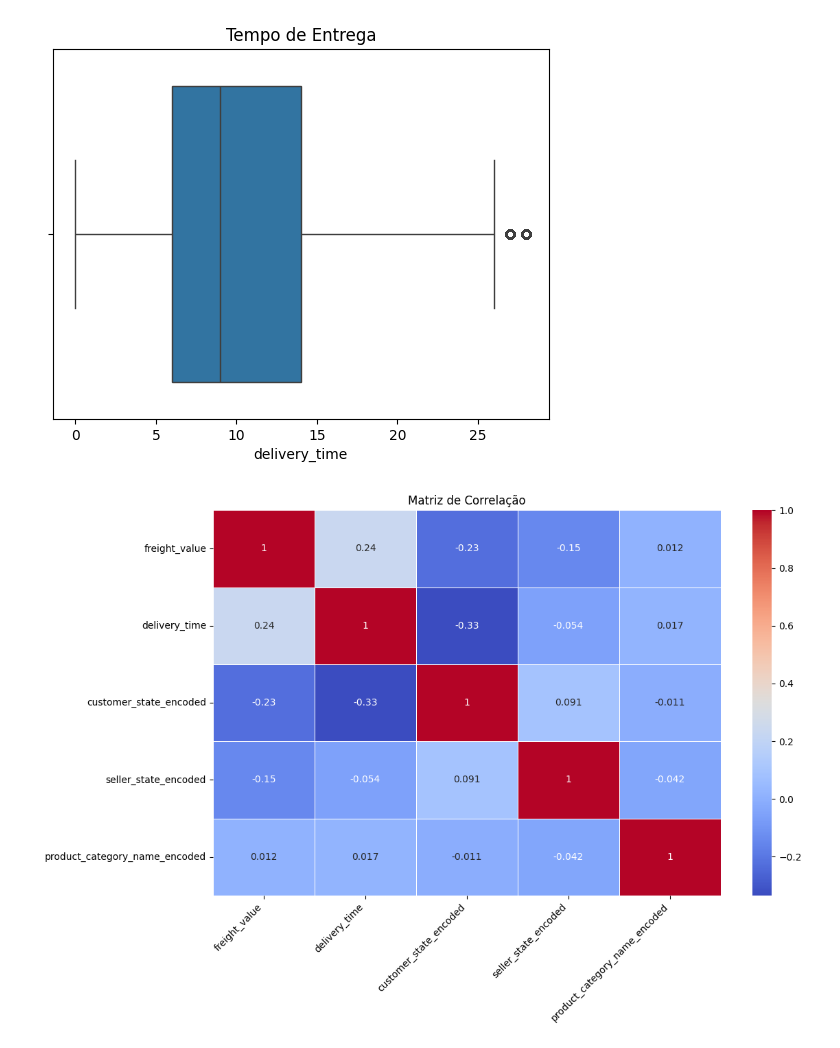
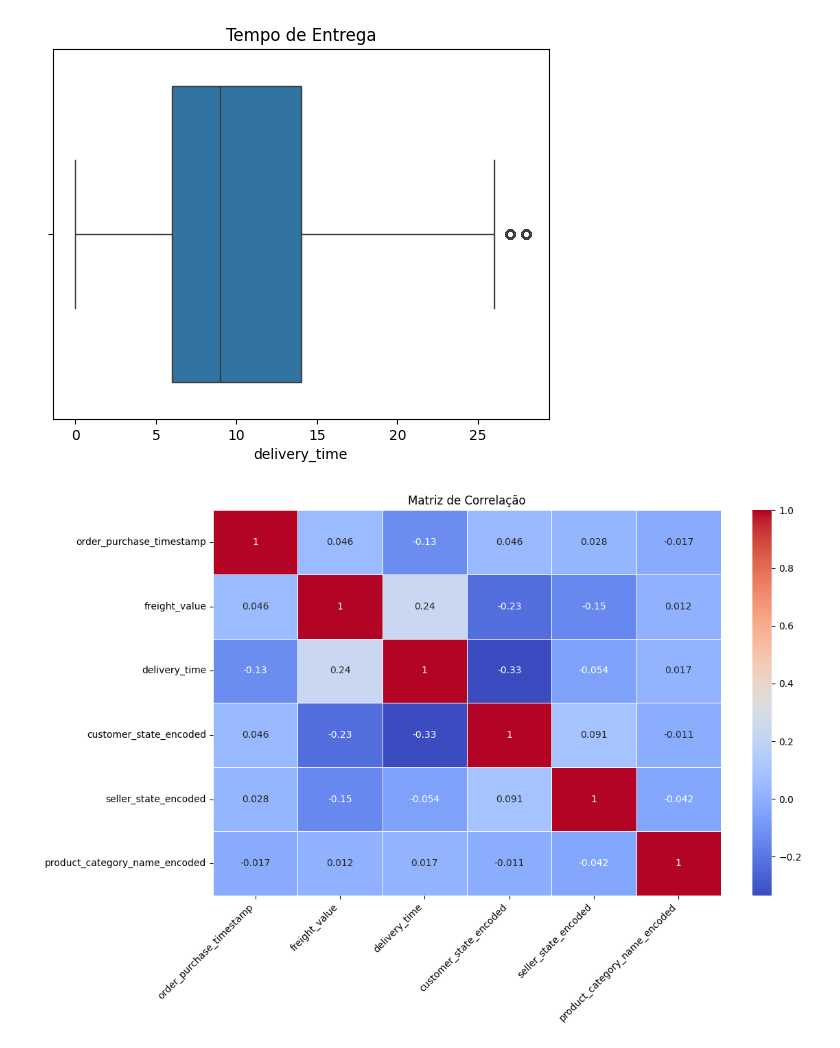
Before and after one commit to henriquefac/ciencia_de_dados_av1, a Jupyter notebook: av2/notebook/analysis.ipynb, the cells around one changed output. Cells and saved outputs as stored; diff of their text form; code cells hidden in the pictures.

```diff
--- a/av2/notebook/analysis.ipynb
+++ b/av2/notebook/analysis.ipynb
@@ -10,6 +10,7 @@ import seaborn as sns
 from sklearn.preprocessing import LabelEncoder
 # %%
 df = pd.read_csv('../dataset/dados_tratados.csv')
+df['order_purchase_timestamp'] = pd.to_datetime(df['order_purchase_timestamp'])
 df.head()
 # %% [output]
 |  | order_id | customer_id | order_status | order_purchase_timestamp | order_approved_at | order_delivered_carrier_date | ... |
@@ -51,7 +52,7 @@ plt.show()
 # removendo na mao os dados quantitativos q nao tem relacao ou interesse ao modelo...
 correlation_matrix = (
     df
-    .select_dtypes(include='number')
+    .select_dtypes(include=['number', 'datetime'])
     .corr()
     .drop('geolocation_lat', axis=0)
     .drop('geolocation_lat', axis=1)
@@ -64,31 +65,31 @@ correlation_matrix = (
     .drop('customer_zip_code_prefix', axis=0)
     .drop('customer_zip_code_prefix', axis=1)
     .drop('order_item_id', axis=0)
     .drop('order_item_id', axis=1)
     .drop('price', axis=0)
     .drop('price', axis=1)
     .drop('product_name_lenght', axis=0)
     .drop('product_name_lenght', axis=1)
     .drop('product_description_lenght', axis=0)
     .drop('product_description_lenght', axis=1)
     .drop('product_photos_qty', axis=0)
     .drop('product_photos_qty', axis=1)
     .drop('product_weight_g', axis=0)
     .drop('product_weight_g', axis=1)
     .drop('product_length_cm', axis=0)
     .drop('product_length_cm', axis=1)
     .drop('product_width_cm', axis=0)
     .drop('product_width_cm', axis=1)
     .drop('product_height_cm', axis=0)
     .drop('product_height_cm', axis=1)
     )
 
 plt.figure(figsize=(12, 8))
 sns.heatmap(correlation_matrix, annot=True, cmap='coolwarm', linewidths=0.5)
 plt.title('Matriz de Correlação')
 plt.xticks(rotation=45, ha='right')
 plt.yticks(rotation=0)
 plt.tight_layout()
 plt.show()
 # %% [output]
-[figure, old version]
+[figure, new version]
```
Also changed, not shown: 1 other file.
